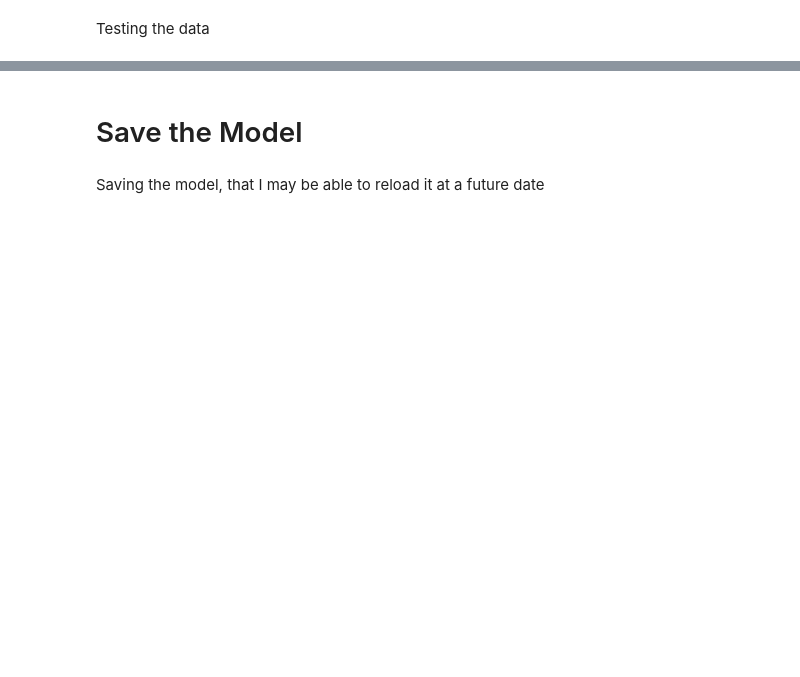
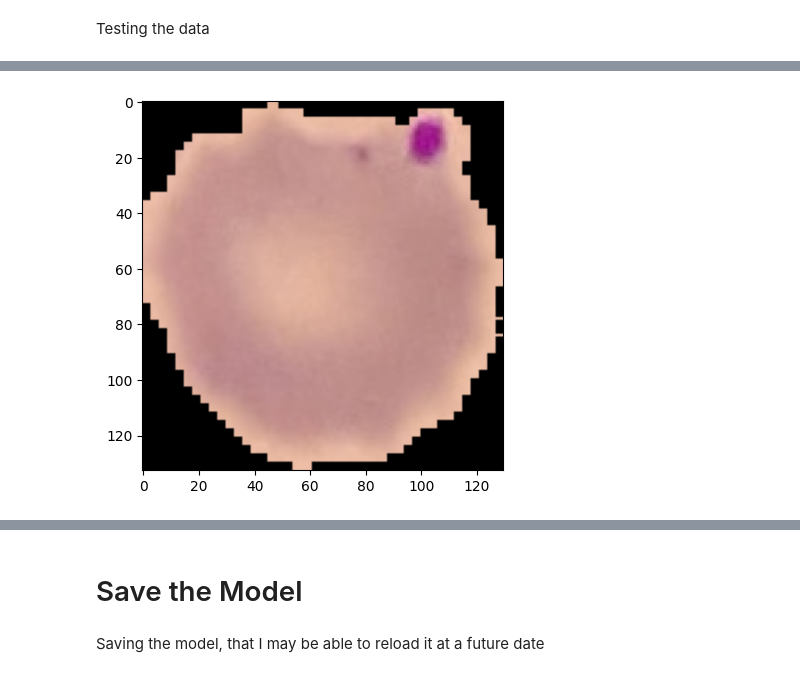
Before and after one commit to 254Bit/Malaria-ImageCLassification, a Jupyter notebook: malaria_image_processing.ipynb, the cells around one changed output, grey strips where cells are left out. Drawn from its saved outputs; the diff is of its cells as text; code cells hidden in the pictures; blank space fills up the shorter version.

```diff
--- a/malaria_image_processing.ipynb
+++ b/malaria_image_processing.ipynb
@@ -286,3 +270,9 @@ ValueError: <module 'cv2' from 'c:\\Python312\\Lib\\site-packages\\cv2\\__init__
+# %%
+img = cv2.imread(r'C:\Users\PC\Documents\Data-Science-Tasks\Malaria-ImageCLassification\models\Parasitized Test 1.png')
+plt.imshow(cv2.cvtColor(img, cv2.COLOR_BGR2RGB))
+plt.show()
+# %% [output]
+[figure, added]
 # %%
 resize_image = tf.image.resize(img, (256, 256))
 plt.imshow(resize_image.numpy().astype(int))
```
Also changed, not shown: parts of 34 cells of this notebook, 11 other files.
